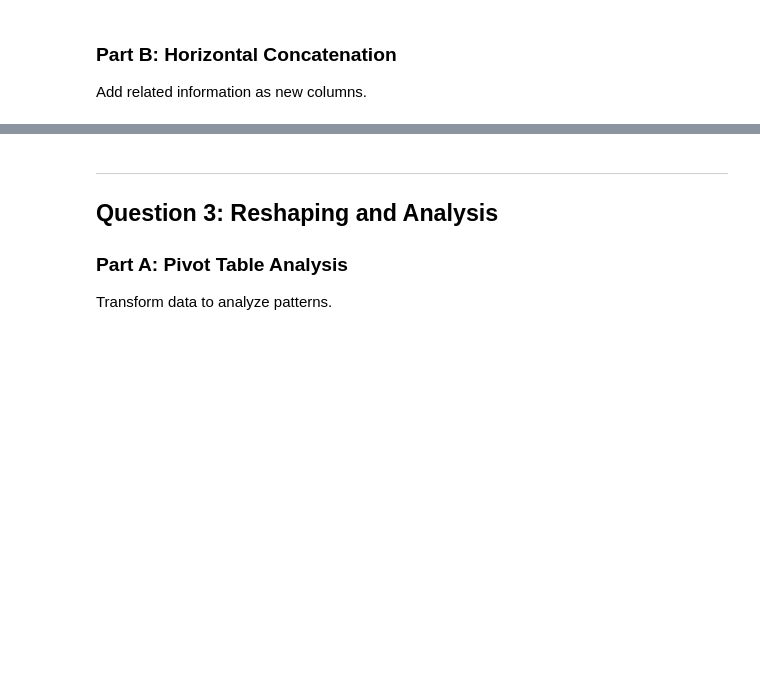
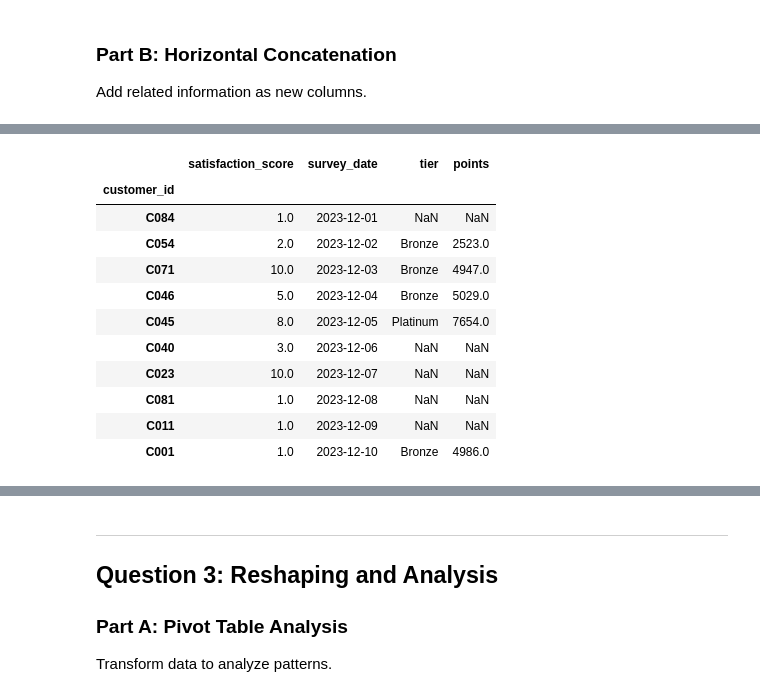
Before and after one commit to UCSF-DataSci/ds217-06-wrangling-bnishimine, a Jupyter notebook: assignment.ipynb, the cells around one changed output, grey strips where cells are left out. Saved outputs shown, nothing was run; the diff lists cells and outputs as text; code cells hidden in the pictures; blank space fills up the shorter version.

```diff
--- a/assignment.ipynb
+++ b/assignment.ipynb
@@ -330,10 +362,23 @@ display(loyalty.head())
 # %%
 # TODO: Horizontal concat to combine satisfaction and loyalty
 # Use outer join to keep all customers from both datasets
 # Hint: pd.concat([df1, df2], axis=1, join='outer')
-customer_metrics = None
+customer_metrics = pd.concat([satisfaction, loyalty], axis=1, join='outer')
 
 display(customer_metrics.head(10))
+# %% [output]
+|  | satisfaction_score | survey_date | tier | points |
+| customer_id |  |  |  |  |
+| C084 | 1.0 | 2023-12-01 | NaN | NaN |
+| C054 | 2.0 | 2023-12-02 | Bronze | 2523.0 |
+| C071 | 10.0 | 2023-12-03 | Bronze | 4947.0 |
+| C046 | 5.0 | 2023-12-04 | Bronze | 5029.0 |
+| C045 | 8.0 | 2023-12-05 | Platinum | 7654.0 |
+| C040 | 3.0 | 2023-12-06 | NaN | NaN |
+| C023 | 10.0 | 2023-12-07 | NaN | NaN |
+| C081 | 1.0 | 2023-12-08 | NaN | NaN |
+| C011 | 1.0 | 2023-12-09 | NaN | NaN |
+| C001 | 1.0 | 2023-12-10 | Bronze | 4986.0 |
 # %%
 # Handle misaligned indexes - how many NaN values?
 print(f"Missing satisfaction scores: {customer_metrics['satisfaction_score'].isna().sum()}")
```
Also changed, not shown: parts of 5 cells of this notebook, 1 other file.
